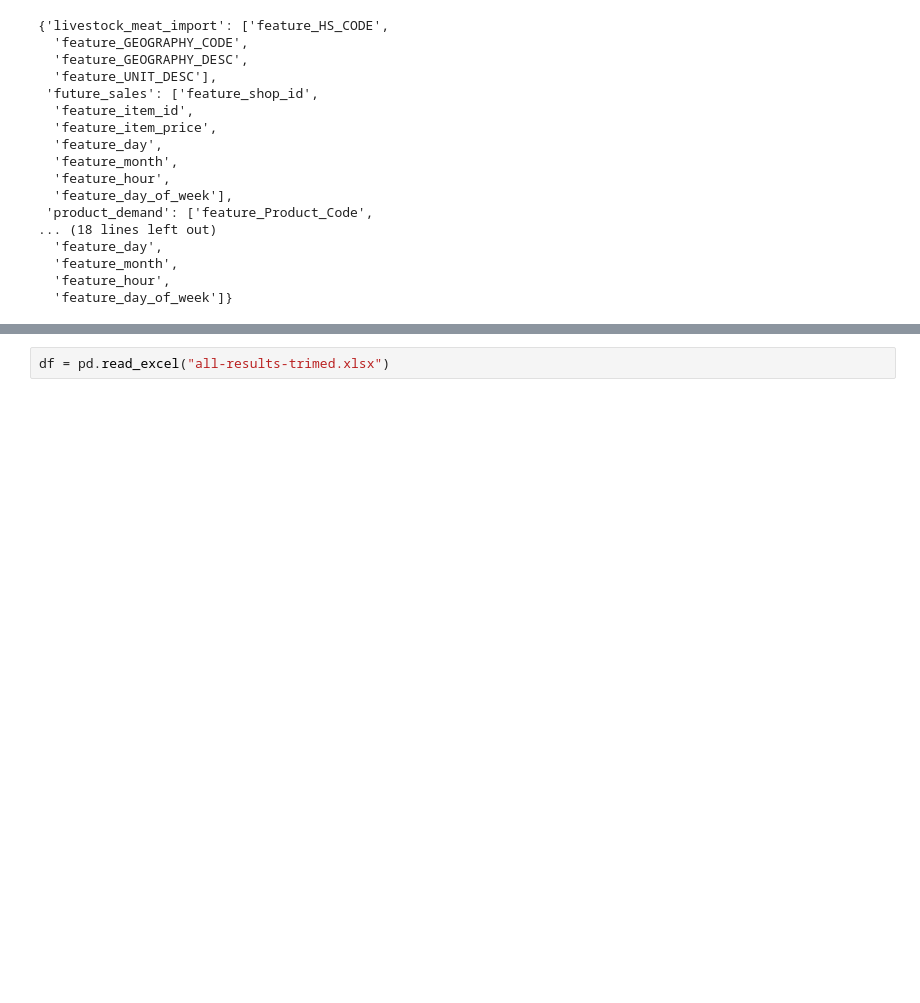
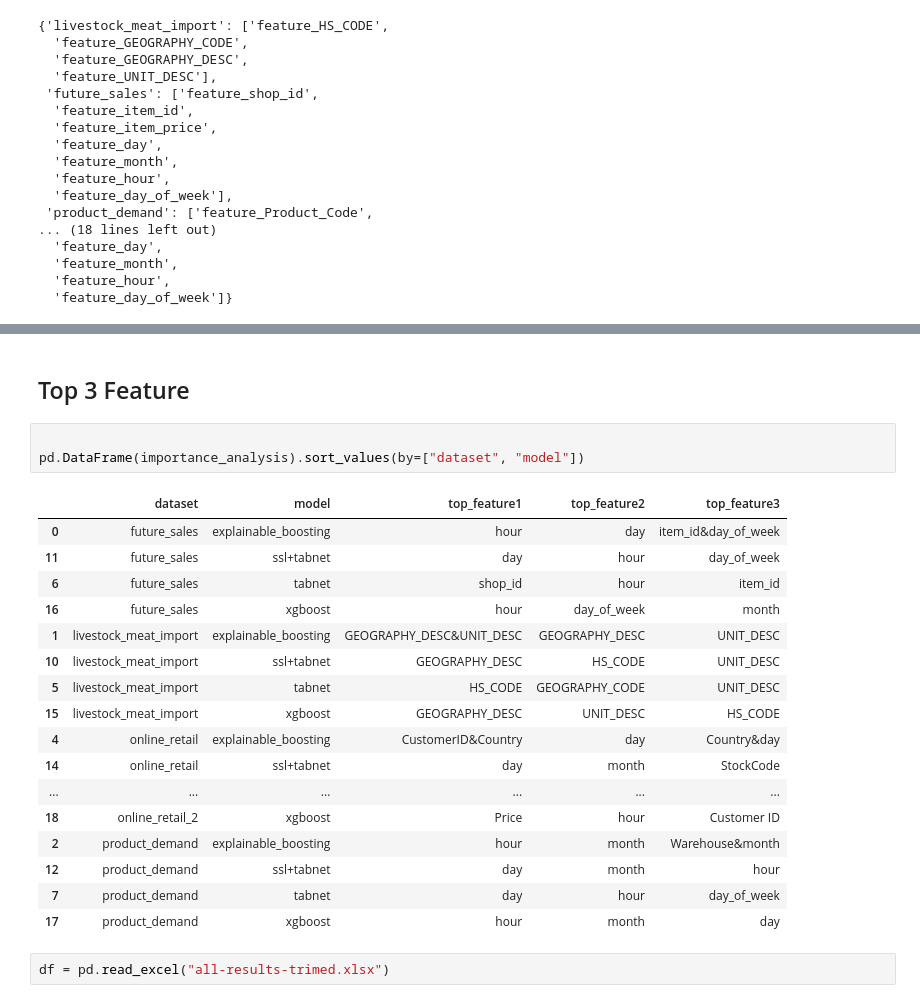
Before and after one commit to Redcof/supply-chain-4.0, a Jupyter notebook: result.ipynb, the cells around one changed output, grey strips where cells are left out. Cells and saved outputs as stored; diff of their text form; blank space fills up the shorter version.

```diff
--- a/result.ipynb
+++ b/result.ipynb
@@ -274,3 +315,26 @@ for model in df["model"].unique():
+# %% [markdown]
+## Top 3 Feature
+# %%
+
+pd.DataFrame(importance_analysis).sort_values(by=["dataset", "model"])
+# %% [output]
+|  | dataset | model | top_feature1 | top_feature2 | top_feature3 |
+| 0 | future_sales | explainable_boosting | hour | day | item_id&day_of_week |
+| 11 | future_sales | ssl+tabnet | day | hour | day_of_week |
+| 6 | future_sales | tabnet | shop_id | hour | item_id |
+| 16 | future_sales | xgboost | hour | day_of_week | month |
+| 1 | livestock_meat_import | explainable_boosting | GEOGRAPHY_DESC&UNIT_DESC | GEOGRAPHY_DESC | UNIT_DESC |
+| 10 | livestock_meat_import | ssl+tabnet | GEOGRAPHY_DESC | HS_CODE | UNIT_DESC |
+| 5 | livestock_meat_import | tabnet | HS_CODE | GEOGRAPHY_CODE | UNIT_DESC |
+| 15 | livestock_meat_import | xgboost | GEOGRAPHY_DESC | UNIT_DESC | HS_CODE |
+| 4 | online_retail | explainable_boosting | CustomerID&Country | day | Country&day |
+| 14 | online_retail | ssl+tabnet | day | month | StockCode |
+| ... | ... | ... | ... | ... | ... |
+| 18 | online_retail_2 | xgboost | Price | hour | Customer ID |
+| 2 | product_demand | explainable_boosting | hour | month | Warehouse&month |
+| 12 | product_demand | ssl+tabnet | day | month | hour |
+| 7 | product_demand | tabnet | day | hour | day_of_week |
+| 17 | product_demand | xgboost | hour | month | day |
 # %%
 df = pd.read_excel("all-results-trimed.xlsx")
 # %%
```
Also changed, not shown: parts of 5 cells of this notebook, 2 other files.
